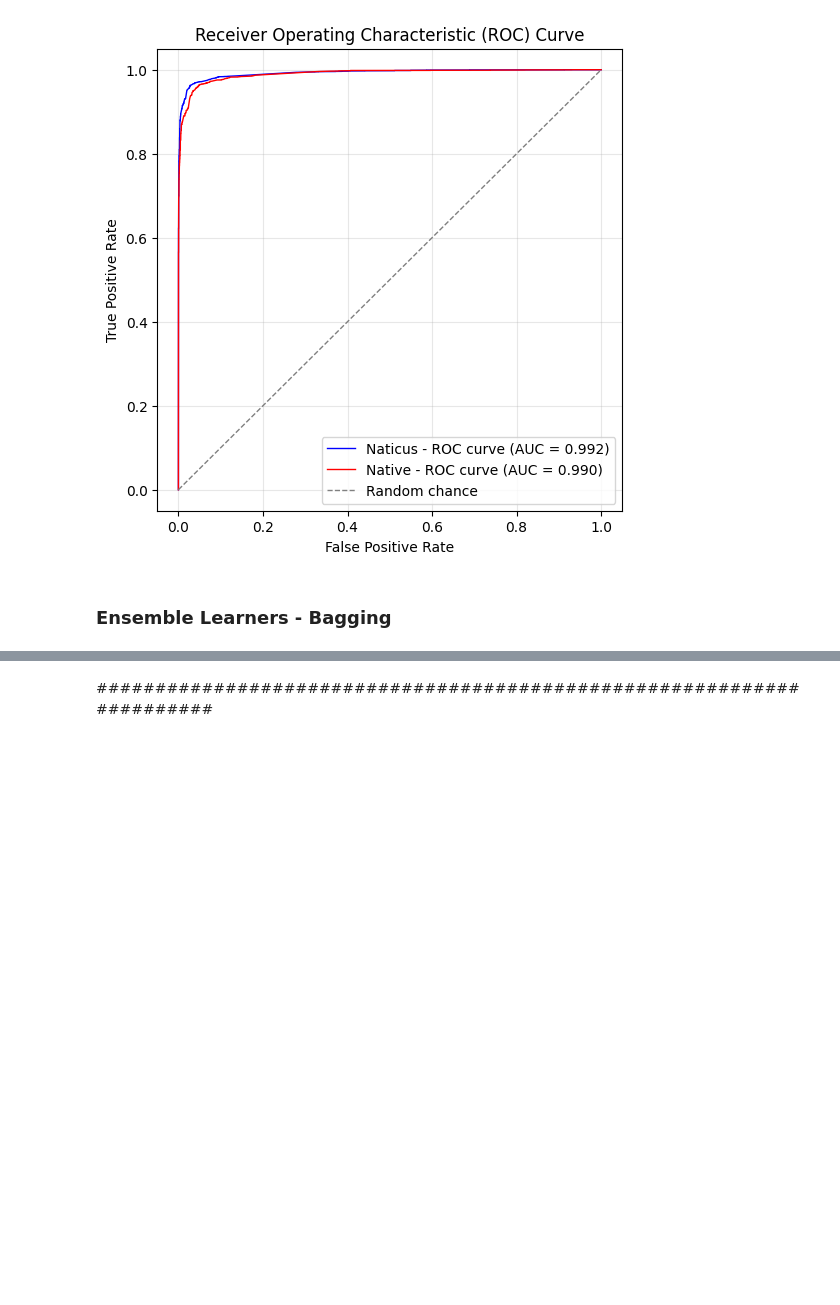
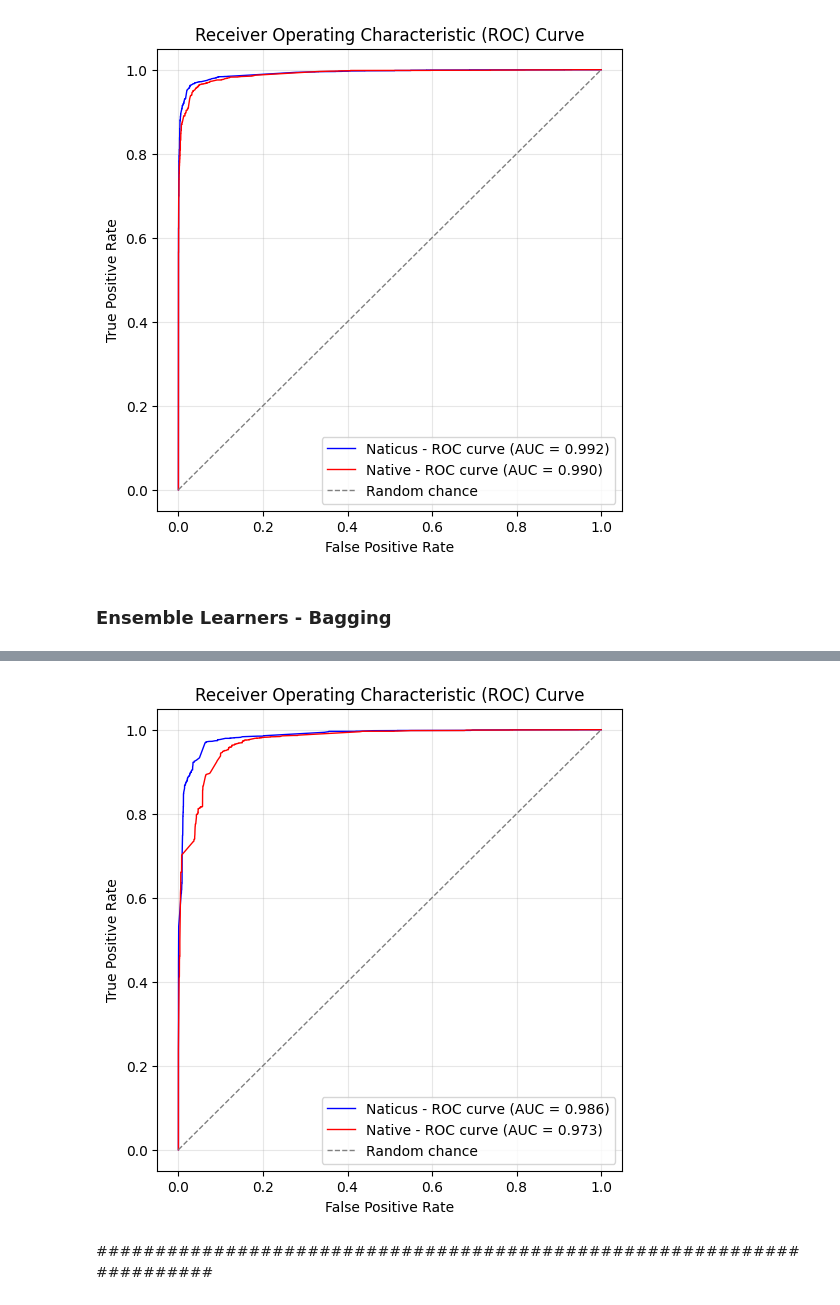
Before and after one commit to AugustinGrunewald/-NATICUSdroid, a Jupyter notebook: main.ipynb, the cells around one changed output, grey strips where cells are left out. Drawn from its saved outputs; the diff is of its cells as text; code cells hidden in the pictures; blank space fills up the shorter version.

```diff
--- a/main.ipynb
+++ b/main.ipynb
@@ -736,0 +816,20 @@ from sklearn.ensemble import BaggingClassifier
+# %%
+# Validation of the best models - Prediction of the class and associated probability
+y_naticus_pred_bag = bag_naticus.predict(X_naticus_test)
+y_naticus_proba_bag = bag_naticus.predict_proba(X_naticus_test)[:, 1] # Looking at the proba of 1 = proba malware
+
+y_native_pred_bag = bag_native.predict(X_native_test)
+y_native_proba_bag = bag_native.predict_proba(X_native_test)[:, 1]
+
+# Printing scores
+print(40 * "* ")
+print("Best Model NATICUS on validation set")
+print(f"* ROC AUC : {roc_auc_score(y_naticus_test, y_naticus_proba_bag):.5f}")
+print(f"* F1 Score : {f1_score(y_naticus_test, y_naticus_pred_bag):.5f}")
+print(f"* Accuracy : {accuracy_score(y_naticus_test, y_naticus_pred_bag):.5f}")
+print("\n" + 40 * "* " + "\n")
+print("Best Model NATIVE on validation set")
+print(f"* ROC AUC : {roc_auc_score(y_native_test, y_native_proba_bag):.5f}")
+print(f"* F1 Score : {f1_score(y_native_test, y_native_pred_bag):.5f}")
+print(f"* Accuracy : {accuracy_score(y_native_test, y_native_pred_bag):.5f}")
+print(40 * "* ")
@@ -737,3 +850,22 @@ from sklearn.ensemble import BaggingClassifier
+# %%
+# ROC_AUC curves
+fpr_naticus_bag, tpr_naticus_bag, _ = roc_curve(y_naticus_test, y_naticus_proba_bag)
+roc_auc_naticus_bag = auc(fpr_naticus_bag, tpr_naticus_bag)
+fpr_native_bag, tpr_native_bag, _ = roc_curve(y_native_test, y_native_proba_bag)
+roc_auc_native_bag = auc(fpr_native_bag, tpr_native_bag)
+
+fig, axes = plt.subplots(1,1,figsize=(6,6))
+axes.plot(fpr_naticus_bag, tpr_naticus_bag, color='blue', lw=1, label=f'Naticus - ROC curve (AUC = {roc_auc_naticus_bag:.3f})')
+axes.plot(fpr_native_bag, tpr_native_bag, color='red', lw=1, label=f'Native - ROC curve (AUC = {roc_auc_native_bag:.3f})')
+axes.plot([0, 1], [0, 1], color='gray', lw=1, linestyle='--', label='Random chance')
+
+axes.set_title("Receiver Operating Characteristic (ROC) Curve")
+axes.set_xlabel("False Positive Rate")
+axes.set_ylabel("True Positive Rate")
+axes.grid(alpha=0.3)
+axes.legend();
+# %% [output]
+[figure, added]
 # %% [markdown]
 ######################################################################
 # %% [markdown]
```
Also changed, not shown: parts of 3 cells of this notebook.
